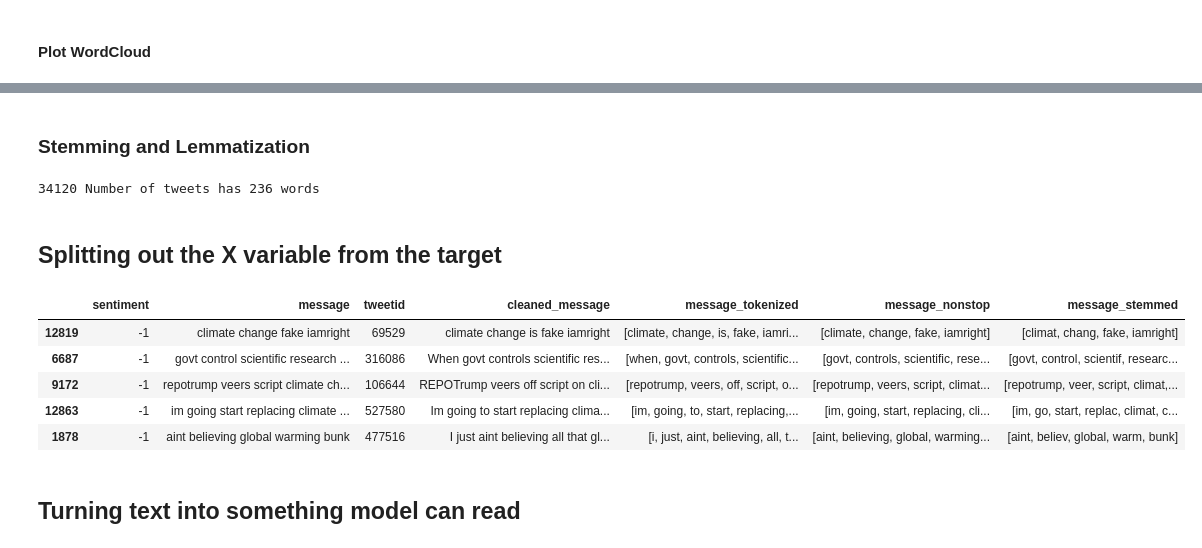
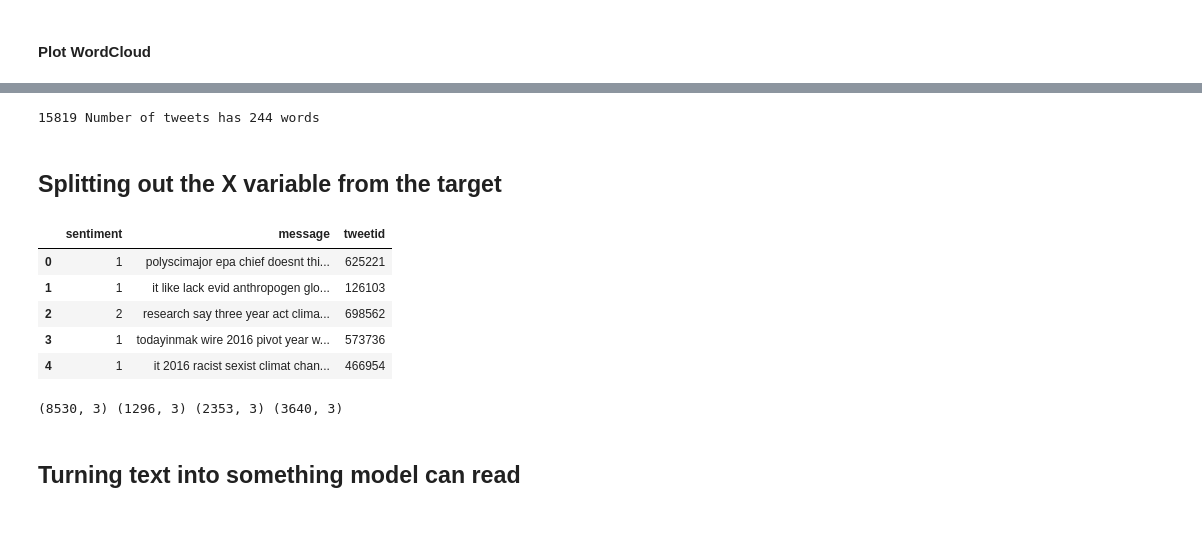
Before and after one commit to AlpheusLekgothoane/classification_predict_edsa, a Jupyter notebook: classification_predict.ipynb, the cells around one changed output, grey strips where cells are left out. Saved outputs shown, nothing was run; the diff lists cells and outputs as text; code cells hidden in the pictures.

```diff
--- a/classification_predict.ipynb
+++ b/classification_predict.ipynb
@@ -190,0 +121,43 @@ sampled_data.head()
+# %%
+def clean_message(message):
+    str(message).lower()
+    regrex_pattern = re.compile(pattern = "["
+      u"\U0001F600-\U0001F64F"  # emoticons
+        u"\U0001F300-\U0001F5FF"  # symbols & pictographs
+        u"\U0001F680-\U0001F6FF"  # transport & map symbols
+        u"\U0001F1E0-\U0001F1FF"  # flags (iOS)
+        u"\U00002500-\U00002BEF"  # chinese char
+        u"\U00002702-\U000027B0"
+        u"\U00002702-\U000027B0"
+        u"\U000024C2-\U0001F251"
+        u"\U0001f926-\U0001f937"
+        u"\U00010000-\U0010ffff"
+        u"\u2640-\u2642"
+        u"\u2600-\u2B55"
+        u"\u200d"
+        u"\u23cf"
+        u"\u23e9"
+        u"\u231a"
+        u"\ufe0f"  # dingbats
+        u"\u3030"
+         "]+", flags = re.UNICODE)
+    message = regrex_pattern.sub(r'',message) # remove emojis
+    # Remove user @ references and '#' from tweet
+    message = re.sub(r'@[A-Za-z0-9]+','',message) ##Remove @aderate
+    message = re.sub(r'RT[\s]+', '', message) ## remove RT Retweets
+    message = re.sub(r'https?:\/\/\S+', '', message) ##remove hyperlink
+    message =  ''.join([char for char in message if char not in string.punctuation]) ## remove puntuations i.e. ('!"#$%&\'()*+,-./:;<=>?@[\\]^_`{|}~')
+    message = re.sub(r'((www\.[^\s]+)|(https?://[^\s]+))', '', message) # remove URLs
+    message = re.sub(r'@[^\s]+', '', message) # remove usernames
+    message = re.sub(r'#[A-Za-z0-9]+', '', message) #get rid of hashtags
+    message = message.translate(str.maketrans('', '', string.punctuation))
+    message_tokens = word_tokenize(message)
+    filtered_message = [word.lower() for word in message_tokens if word not in stopword]
+
+    stemmed_words = [porterStemmer.stem(word) for word in filtered_message]
+    lemma_words = [wordNetLemma.lemmatize(word) for word in stemmed_words]
+
+    return ' '.join(lemma_words)
+# %%
+#Clean Data and add new column called cleaned_message
+train['message'] = train['message'].apply(clean_message)
@@ -266,2 +229,0 @@ sampled_data['message_nonstop'] = sampled_data['message_tokenized'].apply(lambda
-# %% [markdown]
-### Stemming and Lemmatization
@@ -282,17 +230,17 @@ sampled_data['message'] = sampled_data['message_nonstop'].apply(lambda x: lemmat
 # %%
-countVectorizer = CountVectorizer(analyzer=remove_stopwords)
-countVector = countVectorizer.fit_transform(sampled_data['message'])
-print('{} Number of tweets has {} words'.format(countVector.shape[0], countVector.shape[1]))
+countVectorizer = CountVectorizer(analyzer=clean_message)
+countVector = countVectorizer.fit_transform(train['message'])
+print(f'{countVector.shape[0]} Number of tweets has {countVector.shape[1]} words')
 # %% [output]
-34120 Number of tweets has 236 words
+15819 Number of tweets has 244 words
 # %% [markdown]
 ## Splitting out the X variable from the target
 # %%
-sampled_data.head()
+train.head()
 # %% [output]
-|  | sentiment | message | tweetid | cleaned_message | message_tokenized | message_nonstop | message_stemmed |
-| 12819 | -1 | climate change fake iamright | 69529 | climate change is fake iamright | [climate, change, is, fake, iamri... | [climate, change, fake, iamright] | [climat, chang, fake, iamright] |
-| 6687 | -1 | govt control scientific research ... | 316086 | When govt controls scientific res... | [when, govt, controls, scientific... | [govt, controls, scientific, rese... | [govt, control, scientif, researc... |
-| 9172 | -1 | repotrump veers script climate ch... | 106644 | REPOTrump veers off script on cli... | [repotrump, veers, off, script, o... | [repotrump, veers, script, climat... | [repotrump, veer, script, climat,... |
-| 12863 | -1 | im going start replacing climate ... | 527580 | Im going to start replacing clima... | [im, going, to, start, replacing,... | [im, going, start, replacing, cli... | [im, go, start, replac, climat, c... |
-| 1878 | -1 | aint believing global warming bunk | 477516 | I just aint believing all that gl... | [i, just, aint, believing, all, t... | [aint, believing, global, warming... | [aint, believ, global, warm, bunk] |
+|  | sentiment | message | tweetid |
+| 0 | 1 | polyscimajor epa chief doesnt thi... | 625221 |
+| 1 | 1 | it like lack evid anthropogen glo... | 126103 |
+| 2 | 2 | research say three year act clima... | 698562 |
+| 3 | 1 | todayinmak wire 2016 pivot year w... | 573736 |
+| 4 | 1 | it 2016 racist sexist climat chan... | 466954 |
@@ -302,2 +247,6 @@ y = sampled_data['sentiment']
+# %%
+print(believe.shape, no_belief.shape, neutral.shape, news.shape)
+# %% [output]
+(8530, 3) (1296, 3) (2353, 3) (3640, 3)
 # %% [markdown]
 ## Turning text into something  model can read
```
Also changed, not shown: parts of 56 cells of this notebook, 3 other files.
